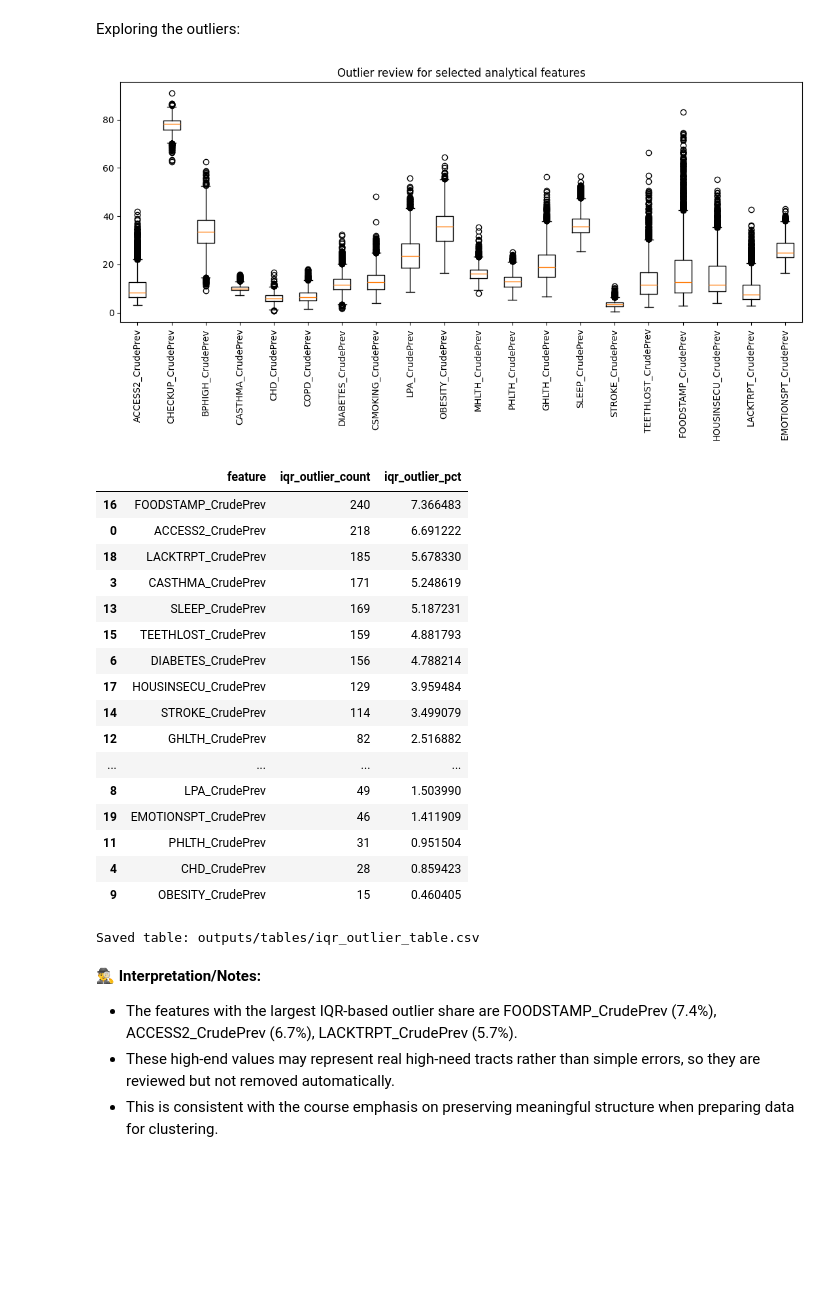
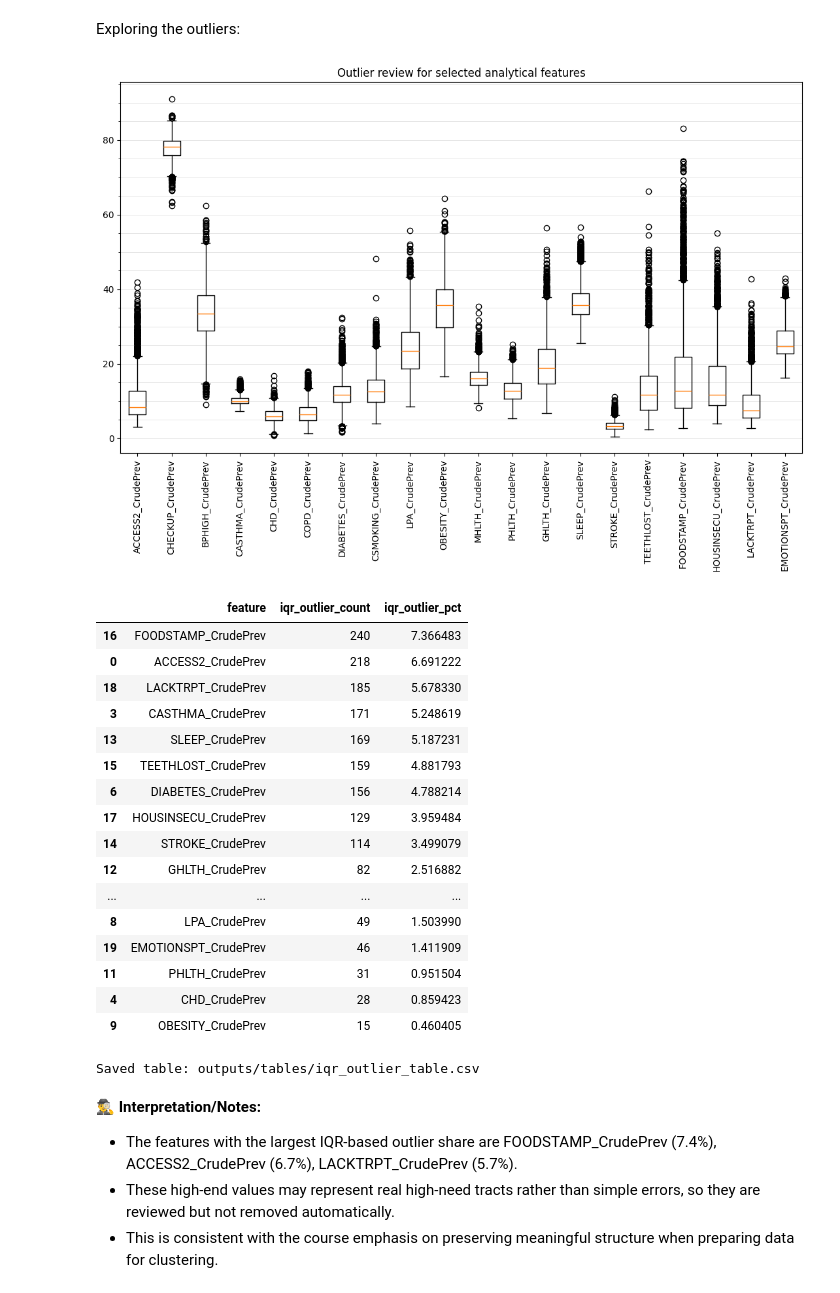
Before and after one commit to dataweby/ToU-Clustering, a Jupyter notebook: notebooks/clustering_capstone.ipynb, the cells around one changed output. Drawn from its saved outputs; the diff is of its cells as text; code cells hidden in the pictures; blank space fills up the shorter version.

```diff
--- a/notebooks/clustering_capstone.ipynb
+++ b/notebooks/clustering_capstone.ipynb
@@ -8,6 +8,7 @@ import re
 import numpy as np
 import pandas as pd
 import matplotlib.pyplot as plt
+import seaborn as sns
 
 from IPython.display import display, Markdown
 
@@ -19,7 +20,8 @@ from sklearn.metrics import (
     silhouette_score,
     davies_bouldin_score,
     calinski_harabasz_score,
-    adjusted_rand_score
+    adjusted_rand_score,
+    normalized_mutual_info_score,
 )
 from sklearn.manifold import TSNE
 from sklearn.neighbors import NearestNeighbors
@@ -35,6 +37,7 @@ np.random.seed(RANDOM_STATE)
 
 pd.set_option("display.max_columns", 200)
 pd.set_option("display.width", 180)
+pd.set_option("display.max_colwidth", None)
 # %% [markdown]
 # Deliverable 1 — Reflective Narrative
 # %% [markdown]
@@ -527,7 +519,7 @@ feature_missing_pct = (df[feature_cols].isna().mean() * 100).sort_values(ascendi
 
 # Create a horizontal bar plot to show the percentage of missing values for each selected feature, sorted from highest to lowest missingness. This helps identify if any features have a high rate of missing data that might require special handling.
 plt.figure(figsize=(10, 6))
-plt.barh(feature_missing_pct.index[::-1], feature_missing_pct.values[::-1])
+plt.barh(feature_missing_pct.index[::-1], feature_missing_pct.values[::-1], edgecolor="white", linewidth=0.8)
 plt.xlabel("Percent missing")
 plt.xlim(0, 100)
 plt.title("Missingness across selected analytical features")
@@ -544,10 +536,15 @@ top_missing_features = feature_missing_pct.head(min(20, len(feature_missing_pct)
 # If there are any features with missing data, create a heatmap to visualize the missingness pattern across the tracts for those features. This can help identify if certain tracts are missing data for multiple features or if the missingness is random.
 if top_missing_features:
     plt.figure(figsize=(12, 5))
-    plt.imshow(df[top_missing_features].isna().astype(int), aspect="auto")
-    plt.colorbar(label="Missing (1=yes, 0=no)")
+    im = plt.imshow(df[top_missing_features].isna().astype(int), aspect="auto", cmap="RdYlGn_r", vmin=0, vmax=1)
+    plt.colorbar(im, label="Missing (1=yes, 0=no)")
     plt.yticks([])
     plt.xticks(range(len(top_missing_features)), top_missing_features, rotation=90)
+
+    # Adding white divider lines between feature columns for readability.
+    for x in np.arange(0.5, len(top_missing_features), 1):
+        plt.axvline(x=x, color="white", linewidth=0.8, alpha=0.9)
+
     plt.title("Missingness pattern for selected features")
     plt.tight_layout()
     save_fig("missingness_pattern_selected_features")
@@ -650,38 +647,44 @@ plt.show()
 Exploring the outliers:
 # %%
 # Boxplots and IQR-based outlier counts for analytical features
+from matplotlib.ticker import MultipleLocator
+
 def iqr_outlier_count(series):
     x = series.dropna()
     q1, q3 = x.quantile([0.25, 0.75])
     iqr = q3 - q1
     lower = q1 - 1.5 * iqr
     upper = q3 + 1.5 * iqr
     return int(((x < lower) | (x > upper)).sum())
 
 # Create a table that shows the count and percentage of outliers for each selected analytical feature based on the IQR method, sorted by the percentage of outliers in descending order so that features with more extreme values can be reviewed first.
 outlier_table = pd.DataFrame({
     "feature": feature_cols,
     "iqr_outlier_count": [iqr_outlier_count(df[c]) for c in feature_cols],
     "iqr_outlier_pct": [100 * iqr_outlier_count(df[c]) / max(1, df[c].notna().sum()) for c in feature_cols],
 }).sort_values("iqr_outlier_pct", ascending=False)
 
 # Visualize the outliers for the selected analytical features using boxplots, which can help identify which features have more extreme values and may require special handling prior to clustering.
-plt.figure(figsize=(max(10, len(feature_cols) * 0.55), 6))
-plt.boxplot([df[c].dropna() for c in feature_cols], labels=feature_cols, vert=True)
-plt.xticks(rotation=90)
-plt.title("Outlier review for selected analytical features")
+fig, ax = plt.subplots(figsize=(max(10, len(feature_cols) * 0.55), 8))
+ax.boxplot([df[c].dropna() for c in feature_cols], labels=feature_cols, vert=True)
+ax.set_xticklabels(feature_cols, rotation=90)
+ax.set_title("Outlier review for selected analytical features")
+ax.yaxis.set_minor_locator(MultipleLocator(5))
+ax.grid(which="major", axis="y", color="lightgrey", linestyle="-", linewidth=0.6, alpha=0.7)
+ax.grid(which="minor", axis="y", color="lightgrey", linestyle="-", linewidth=0.6, alpha=0.7)
+ax.set_axisbelow(True)
 plt.tight_layout()
 save_fig("outlier_review_selected_features")
 plt.show()
 
 # Display the table of outlier counts and percentages for each feature so that the extent of outliers can be reviewed in tabular form as well as visually.
 show_table(outlier_table, "iqr_outlier_table", index=False)
 
 # Identify the three features with the largest percentage of IQR-based outliers so that any features with a high rate of extreme values can be noted for potential review or special handling prior to clustering.
 top_outliers = outlier_table.head(3)
 outlier_text = ", ".join([f"{row.feature} ({row.iqr_outlier_pct:.1f}%)" for _, row in top_outliers.iterrows()])
 # %% [output]
-[figure, old version]
+[figure, new version]
 |  | feature | iqr_outlier_count | iqr_outlier_pct |
 | 16 | FOODSTAMP_CrudePrev | 240 | 7.366483 |
 | 0 | ACCESS2_CrudePrev | 218 | 6.691222 |
```
Also changed, not shown: parts of 36 cells of this notebook, 26 other files.
